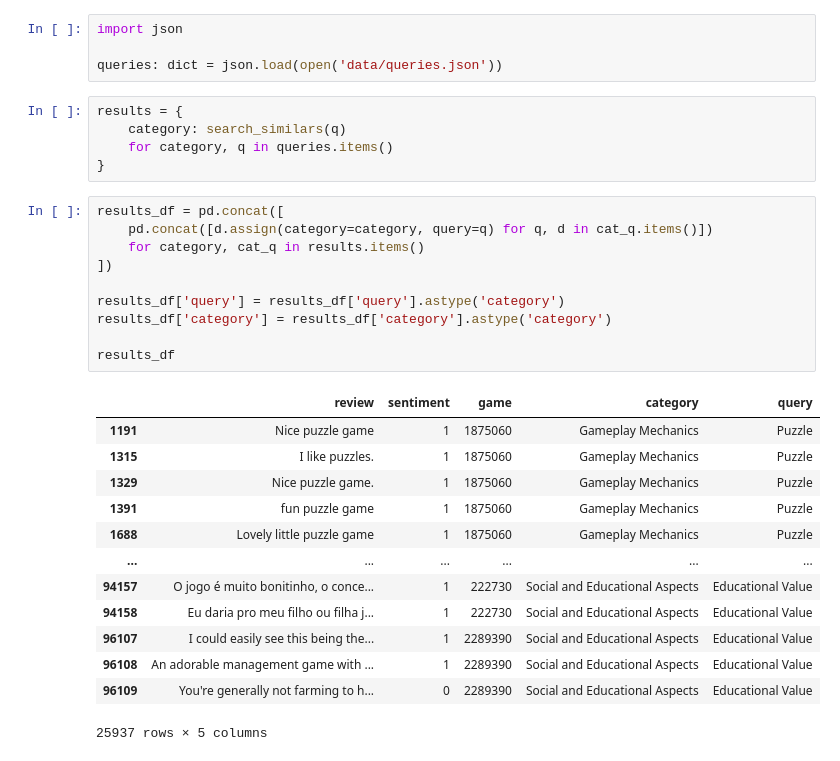
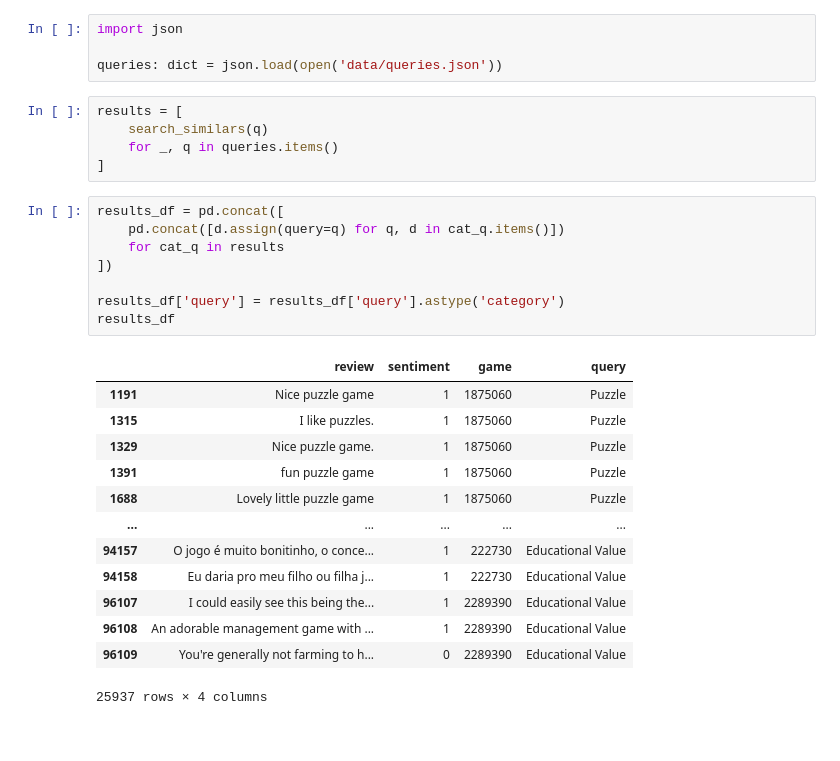
Before and after one commit to rik1599/mth-review-analysis, a Jupyter notebook: queries.ipynb, the cells around one changed output. Drawn from its saved outputs; the diff is of its cells as text.

```diff
--- a/queries.ipynb
+++ b/queries.ipynb
@@ -115,31 +121,29 @@ import json
 
 queries: dict = json.load(open('data/queries.json'))
 # %%
-results = {
-    category: search_similars(q)
-    for category, q in queries.items()
-}
+results = [
+    search_similars(q)
+    for _, q in queries.items()
+]
 # %%
 results_df = pd.concat([
-    pd.concat([d.assign(category=category, query=q) for q, d in cat_q.items()])
-    for category, cat_q in results.items()
+    pd.concat([d.assign(query=q) for q, d in cat_q.items()])
+    for cat_q in results
 ])
 
 results_df['query'] = results_df['query'].astype('category')
-results_df['category'] = results_df['category'].astype('category')
-
 results_df
 # %% [output]
-|  | review | sentiment | game | category | query |
-| 1191 | Nice puzzle game | 1 | 1875060 | Gameplay Mechanics | Puzzle |
-| 1315 | I like puzzles. | 1 | 1875060 | Gameplay Mechanics | Puzzle |
-| 1329 | Nice puzzle game. | 1 | 1875060 | Gameplay Mechanics | Puzzle |
-| 1391 | fun puzzle game | 1 | 1875060 | Gameplay Mechanics | Puzzle |
-| 1688 | Lovely little puzzle game | 1 | 1875060 | Gameplay Mechanics | Puzzle |
-| ... | ... | ... | ... | ... | ... |
-| 94157 | O jogo é muito bonitinho, o conce... | 1 | 222730 | Social and Educational Aspects | Educational Value |
-| 94158 | Eu daria pro meu filho ou filha j... | 1 | 222730 | Social and Educational Aspects | Educational Value |
-| 96107 | I could easily see this being the... | 1 | 2289390 | Social and Educational Aspects | Educational Value |
-| 96108 | An adorable management game with ... | 1 | 2289390 | Social and Educational Aspects | Educational Value |
-| 96109 | You're generally not farming to h... | 0 | 2289390 | Social and Educational Aspects | Educational Value |
+|  | review | sentiment | game | query |
+| 1191 | Nice puzzle game | 1 | 1875060 | Puzzle |
+| 1315 | I like puzzles. | 1 | 1875060 | Puzzle |
+| 1329 | Nice puzzle game. | 1 | 1875060 | Puzzle |
+| 1391 | fun puzzle game | 1 | 1875060 | Puzzle |
+| 1688 | Lovely little puzzle game | 1 | 1875060 | Puzzle |
+| ... | ... | ... | ... | ... |
+| 94157 | O jogo é muito bonitinho, o conce... | 1 | 222730 | Educational Value |
+| 94158 | Eu daria pro meu filho ou filha j... | 1 | 222730 | Educational Value |
+| 96107 | I could easily see this being the... | 1 | 2289390 | Educational Value |
+| 96108 | An adorable management game with ... | 1 | 2289390 | Educational Value |
+| 96109 | You're generally not farming to h... | 0 | 2289390 | Educational Value |
-25937 rows × 5 columns
+25937 rows × 4 columns
```
Also changed, not shown: parts of 13 cells of this notebook, 1 other file.
